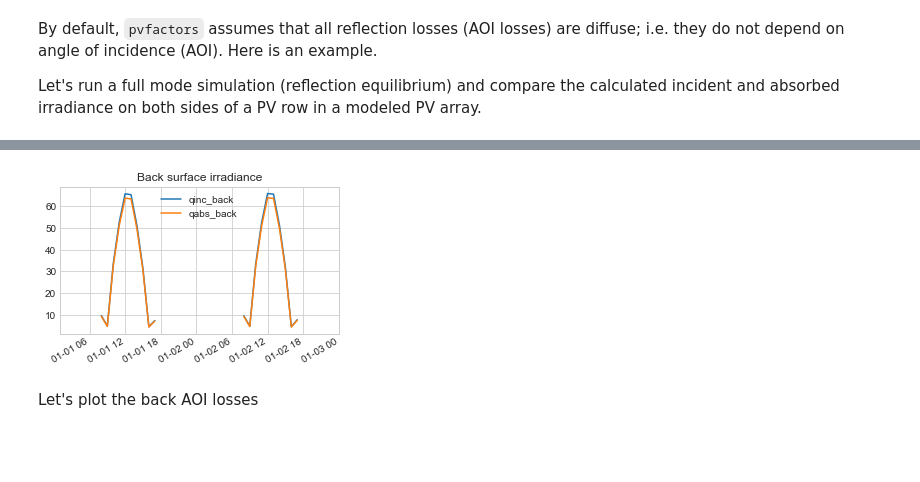
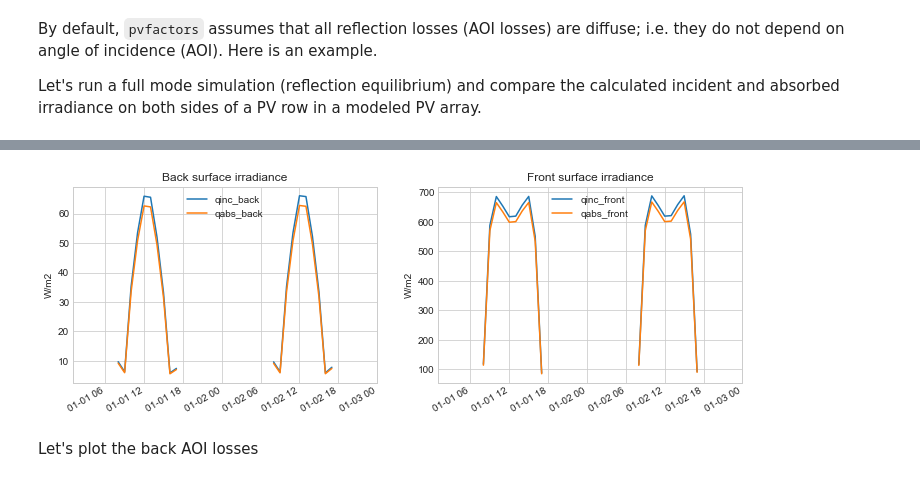
Before and after one commit to SunPower/pvfactors, a Jupyter notebook: docs/tutorials/Account_for_AOI_losses.ipynb, the cells around one changed output, grey strips where cells are left out. Drawn from its saved outputs; the diff is of its cells as text; code cells hidden in the pictures; blank space fills up the shorter version.

```diff
--- a/docs/tutorials/Account_for_AOI_losses.ipynb
+++ b/docs/tutorials/Account_for_AOI_losses.ipynb
@@ -32,3 +35,41 @@ RUN_FIXED_TILT = True
+# %%
+# Helper functions for plotting and simulation
+def plot_irradiance(df_report):
+    # Plot irradiance
+    f, ax = plt.subplots(nrows=1, ncols=2, figsize=(12, 4))
+    # Plot back surface irradiance
+    df_report[['qinc_back', 'qabs_back']].plot(ax=ax[0])
+    ax[0].set_title('Back surface irradiance')
+    ax[0].set_ylabel('W/m2')
+    # Plot front surface irradiance
+    df_report[['qinc_front', 'qabs_front']].plot(ax=ax[1])
+    ax[1].set_title('Front surface irradiance')
+    ax[1].set_ylabel('W/m2')
+    plt.show()
+
+def plot_aoi_losses(df_report):
+    # plotting AOI losses
+    f, ax = plt.subplots(figsize=(5.5, 4))
+    df_report[['aoi_losses_back_%']].plot(ax=ax)
+    df_report[['aoi_losses_front_%']].plot(ax=ax)
+    # Adjust axes
+    ax.set_ylabel('%')
+    ax.legend(['AOI losses back PV row', 'AOI losses front PV row'])
+    ax.set_title('AOI losses')
+    plt.show()
+
+# Create a function that will build a simulation report
+def fn_report(pvarray):
+    # Get irradiance values
+    report = {'qinc_back': pvarray.ts_pvrows[1].back.get_param_weighted('qinc'),
+              'qabs_back': pvarray.ts_pvrows[1].back.get_param_weighted('qabs'),
+              'qinc_front': pvarray.ts_pvrows[1].front.get_param_weighted('qinc'),
+              'qabs_front': pvarray.ts_pvrows[1].front.get_param_weighted('qabs')}
+    # Calculate AOI losses
+    report['aoi_losses_back_%'] = (report['qinc_back'] - report['qabs_back']) / report['qinc_back'] * 100.
+    report['aoi_losses_front_%'] = (report['qinc_front'] - report['qabs_front']) / report['qinc_front'] * 100.
+    # Return report
+    return report
 # %% [markdown]
 ### Get timeseries inputs
 # %%
@@ -74,8 +115,11 @@ from pvfactors.geometry import OrderedPVArray
 pvarray = OrderedPVArray.init_from_dict(pvarray_parameters)
 # %%
 from pvfactors.engine import PVEngine
+from pvfactors.irradiance import HybridPerezOrdered
+# Create irradiance model
+irradiance_model = HybridPerezOrdered(rho_front=0.03, rho_back=0.05)
 # Create engine
-engine = PVEngine(pvarray)
+engine = PVEngine(pvarray, irradiance_model=irradiance_model)
 # Fit engine to data
 engine.fit(df_inputs.index, df_inputs.dni, df_inputs.dhi,
            df_inputs.solar_zenith, df_inputs.solar_azimuth,
@@ -100,11 +140,7 @@ report = engine.run_full_mode(fn_build_report=fn_report)
 df_report = pd.DataFrame(report, index=df_inputs.index)
-# %%
-# Plot irradiance
-f, ax = plt.subplots(figsize=(5, 3))
-df_report.plot(ax=ax)
-ax.set_title('Back surface irradiance')
-plt.show()
-# %% [output]
-[figure, removed]
+# %%
+plot_irradiance(df_report)
+# %% [output]
+[figure, added]
 # %% [markdown]
 Let's plot the back AOI losses
```
Also changed, not shown: parts of 51 cells of this notebook, 1 other file.
